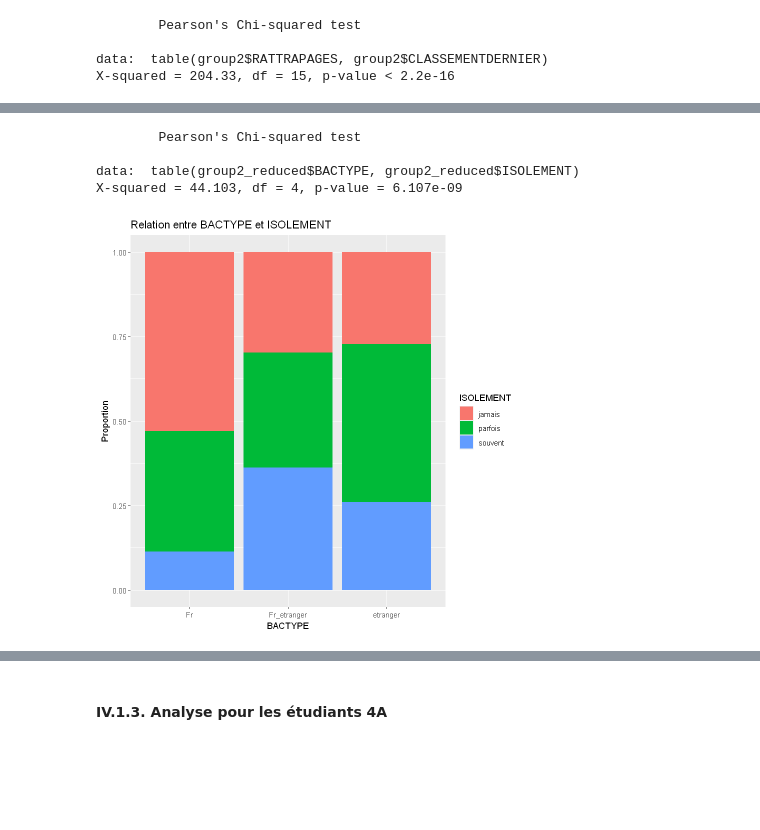
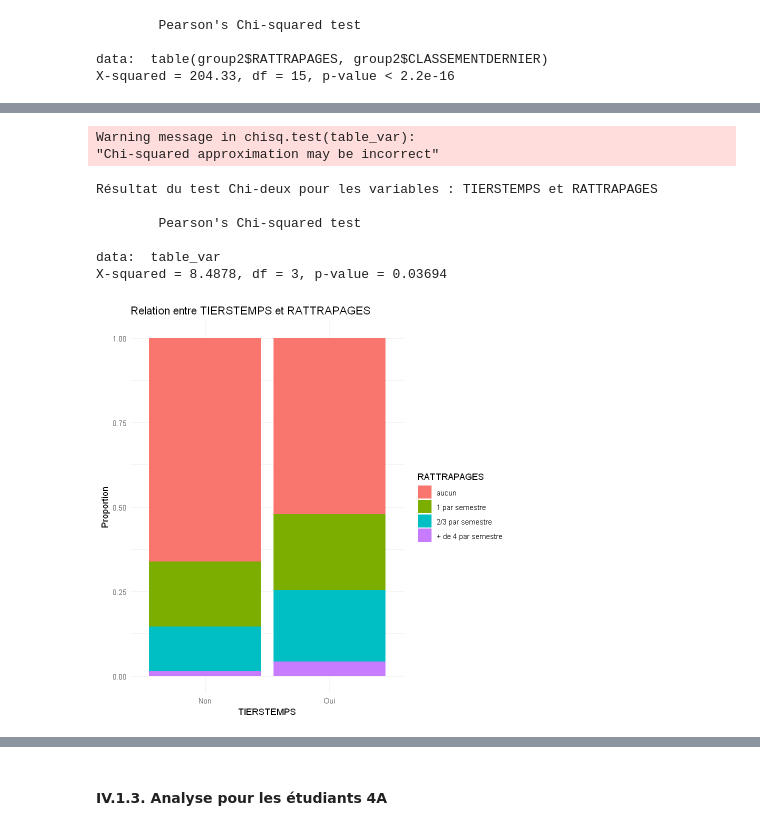
Before and after one commit to NaUl51/Stage_4A_Analyse-d-indicateurs-sur-la-vie-scolaire-et-extra-scolaire-des-l-ves-de-l-INSA-Toulouse-, a Jupyter notebook: Code_Luan_R.ipynb, the cells around one changed output, grey strips where cells are left out. Drawn from its saved outputs; the diff is of its cells as text; code cells hidden in the pictures; blank space fills up the shorter version.

```diff
--- a/Code_Luan_R.ipynb
+++ b/Code_Luan_R.ipynb
@@ -1076,3 +1420,26 @@ Cas 2 : Variable avec MeanDecreaseGini élevé mais MeanDecreaseAccuracy faible
 
 **Conclusion:
 Nous allons prioriser les variables ayant des valeurs élevées dans les deux indices, puis nous concentrer principalement sur les variables ayant des valeurs élevées dans l'indice MeanDecreaseAccuracy, car elles ont une forte corrélation avec la variable cible. De plus, nous pourrons également ajouter les variables ayant des valeurs très élevées dans l'indice MeanDecreaseGini.**
+# %%
+# Définir une fonction pour le test Chi-deux et le graphique de barres empilées
+chi_square_test_and_plot <- function(data, var1, var2) {
+
+  # Créer un tableau de contingence
+  table_var <- table(data[[var1]], data[[var2]])
+
+  # Réaliser le test Chi-deux
+  chi_test <- chisq.test(table_var)
+
+  # Afficher le résultat du test Chi-deux
+  cat("Résultat du test Chi-deux pour les variables :", var1, "et", var2, "\n")
+  print(chi_test)
+
+  # Créer un graphique de barres empilées pour visualiser la relation entre les deux variables
+  plot <- ggplot(data, aes_string(x = var1, fill = var2)) +
+    geom_bar(position = "fill") +
+    labs(y = "Proportion", title = paste("Relation entre", var1, "et", var2)) +
+    theme_minimal()
+
+  # Afficher le graphique
+  print(plot)
+}
@@ -1230,6 +1677,13 @@ Nous constatons qu'il n'y a pas beaucoup de dépendance entre les deux variables
 # Filtrage des données pour exclure les étudiants de la 1A ou en intégration
 group2 <- insa_cleaned_2 %>%
   filter(PROMO != "1A" & PROMO != "INTEGRATION")
+
+group2 <- group2 %>%
+  mutate( COHORTE = fct_collapse(COHORTE, "non-classic" = c("FAS", "SHN", "NORG-IBER-ENG-AS", "Arts_Etude","SupENR"))
+  )
+
+group2 <- droplevels(group2)
+
 
 # Afficher les données filtrées
 str(group2)
@@ -1316,11 +1793,11 @@ X-squared = 204.33, df = 15, p-value < 2.2e-16
 # %%
 # Suppression des variables ayant une influence trop forte
 group2_reduced <- group2 %>%
-  select(-SENSATIONREUSSITE, -REDOUBLEMENT, -CLASSEMENT1A, -CLASSEMENTDERNIER)
+  dplyr::select(-SENSATIONREUSSITE, -REDOUBLEMENT, -CLASSEMENT1A, -CLASSEMENTDERNIER)
 
 # Construire le modèle Random Forest
 set.seed(151) # Fixer le seed pour la reproductibilité
-rf_model_ne_reduced <- randomForest(RATTRAPAGES ~ ., data = group2_reduced, importance = TRUE)
+rf_model_ne_reduced <- randomForest(RATTRAPAGES ~ ., data = group2_reduced, mtry = 6,ntree = 1000, importance = TRUE)
 
 # Extraire l'importance des variables
 var_importance <- importance(rf_model_ne_reduced)
@@ -1328,6 +1805,6 @@ var_importance <- importance(rf_model_ne_reduced)
 # Tracer l'importance des variables
 varImpPlot(rf_model_ne_reduced,
            sort = TRUE,
-           n.var = 20,  # Affiche les 10 variables les plus importantes
+           n.var = 15,  # Affiche les 15 variables les plus importantes
            main = "Importance des variables (modèle réduit)")
 # %% [output]
@@ -1350,18 +1931,15 @@ data:  table(group2_reduced$BACTYPE, group2_reduced$RATTRAPAGES)
 X-squared = 39.215, df = 6, p-value = 6.495e-07
 [figure]
 # %%
-# Vérifier la dépendance de BACTYPE avec ISOLEMENT
-chi_square_test_bactype <- chisq.test(table(group2_reduced$BACTYPE, group2_reduced$ISOLEMENT))
-print(chi_square_test_bactype)
-
-# Graphique de barres empilées pour BACTYPE et ISOLEMENT
-ggplot(group2_reduced, aes(x = BACTYPE, fill = ISOLEMENT)) +
-  geom_bar(position = "fill") +
-  labs(y = "Proportion", title = "Relation entre BACTYPE et ISOLEMENT")
+chi_square_test_and_plot(group2_reduced, "TIERSTEMPS", "RATTRAPAGES")
 # %% [output]
-        Pearson's Chi-squared test
-
-data:  table(group2_reduced$BACTYPE, group2_reduced$ISOLEMENT)
-X-squared = 44.103, df = 4, p-value = 6.107e-09
+Warning message in chisq.test(table_var):
+"Chi-squared approximation may be incorrect"
+Résultat du test Chi-deux pour les variables : TIERSTEMPS et RATTRAPAGES
+
+        Pearson's Chi-squared test
+
+data:  table_var
+X-squared = 8.4878, df = 3, p-value = 0.03694
-[figure, old version]
+[figure, new version]
 # %%
```
Also changed, not shown: parts of 281 cells of this notebook, 10 other files.
